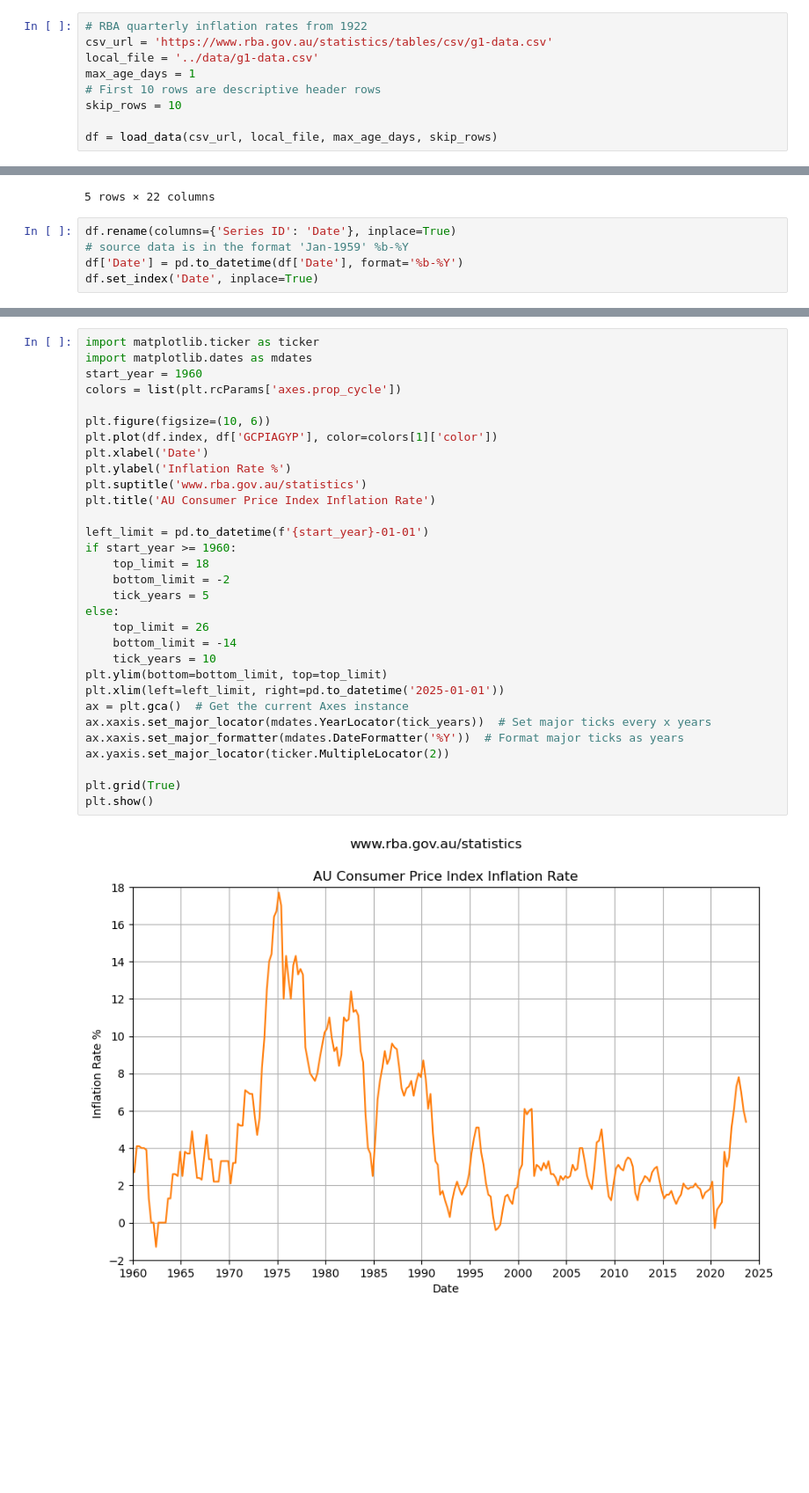
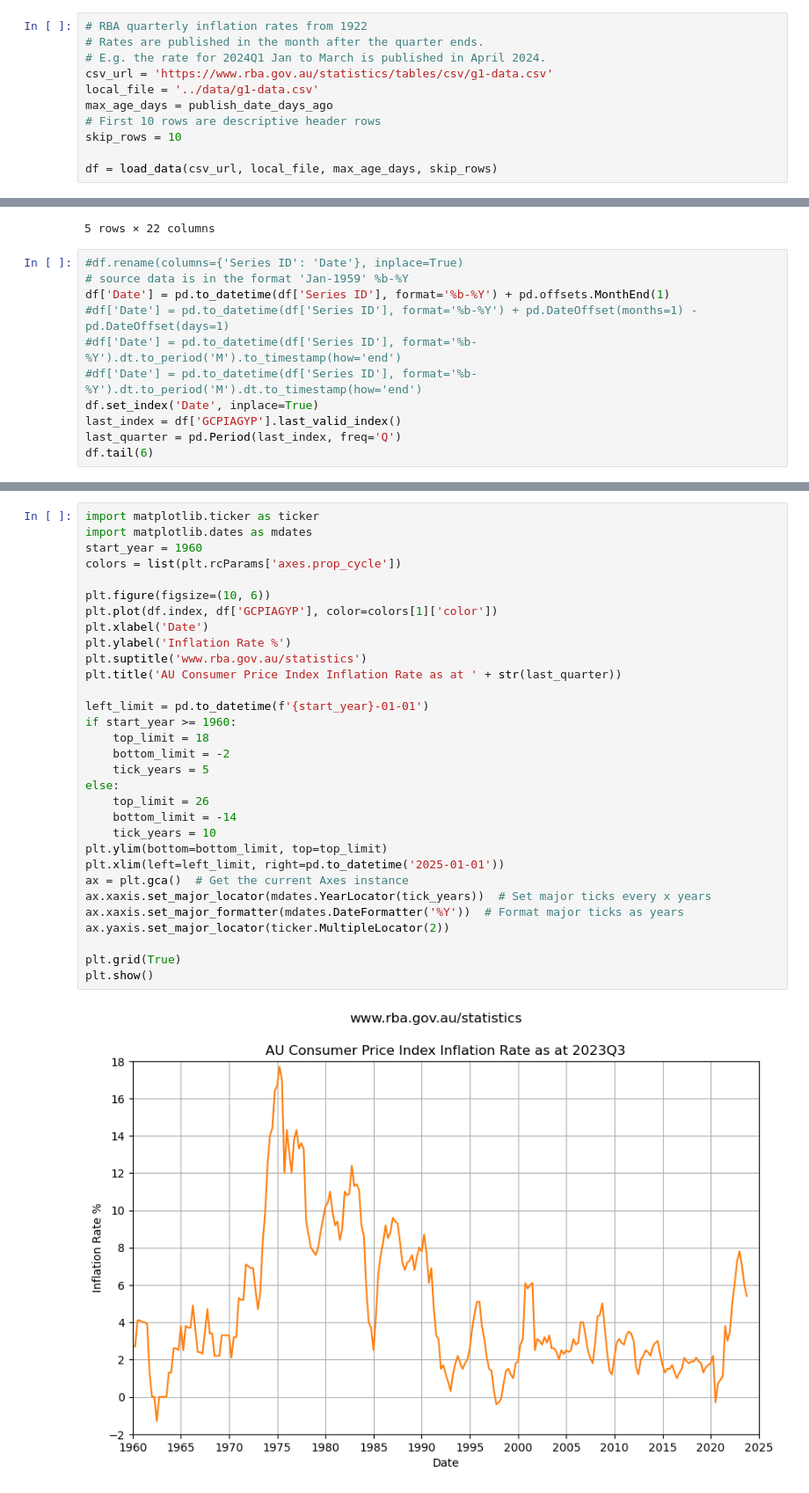
Before and after one commit to mikejonestechno/investment-analytics, a Jupyter notebook: notebooks/inflation.ipynb, the cells around one changed output, grey strips where cells are left out. Shown at 88% size. Cells and saved outputs as stored; diff of their text form; blank space fills up the shorter version.

Commit message:
Calculate publish date for quarterly data (#58)

```diff
--- a/notebooks/inflation.ipynb
+++ b/notebooks/inflation.ipynb
@@ -7,8 +39,10 @@ from data_loader import load_data
 # %%
 # RBA quarterly inflation rates from 1922
+# Rates are published in the month after the quarter ends.
+# E.g. the rate for 2024Q1 Jan to March is published in April 2024.
 csv_url = 'https://www.rba.gov.au/statistics/tables/csv/g1-data.csv'
 local_file = '../data/g1-data.csv'
-max_age_days = 1
+max_age_days = publish_date_days_ago
 # First 10 rows are descriptive header rows
 skip_rows = 10
 
@@ -30,8 +64,14 @@ df.tail()
 | 407 | Mar-2024 | NaN | NaN | NaN | NaN | NaN | NaN | NaN | NaN | ... |
 | 408 | Jun-2024 | NaN | NaN | NaN | NaN | NaN | NaN | NaN | NaN | ... |
 5 rows × 22 columns
-# %%
-df.rename(columns={'Series ID': 'Date'}, inplace=True)
-# source data is in the format 'Jan-1959' %b-%Y
-df['Date'] = pd.to_datetime(df['Date'], format='%b-%Y')
-df.set_index('Date', inplace=True)
+# %%
+#df.rename(columns={'Series ID': 'Date'}, inplace=True)
+# source data is in the format 'Jan-1959' %b-%Y
+df['Date'] = pd.to_datetime(df['Series ID'], format='%b-%Y') + pd.offsets.MonthEnd(1)
+#df['Date'] = pd.to_datetime(df['Series ID'], format='%b-%Y') + pd.DateOffset(months=1) - pd.DateOffset(days=1)
+#df['Date'] = pd.to_datetime(df['Series ID'], format='%b-%Y').dt.to_period('M').to_timestamp(how='end')
+#df['Date'] = pd.to_datetime(df['Series ID'], format='%b-%Y').dt.to_period('M').dt.to_timestamp(how='end')
+df.set_index('Date', inplace=True)
+last_index = df['GCPIAGYP'].last_valid_index()
+last_quarter = pd.Period(last_index, freq='Q')
+df.tail(6)
@@ -39,35 +89,35 @@ df.set_index('Date', inplace=True)
 import matplotlib.ticker as ticker
 import matplotlib.dates as mdates
 start_year = 1960
 colors = list(plt.rcParams['axes.prop_cycle'])
 
 plt.figure(figsize=(10, 6))
 plt.plot(df.index, df['GCPIAGYP'], color=colors[1]['color'])
 plt.xlabel('Date')
 plt.ylabel('Inflation Rate %')
 plt.suptitle('www.rba.gov.au/statistics')
-plt.title('AU Consumer Price Index Inflation Rate')
+plt.title('AU Consumer Price Index Inflation Rate as at ' + str(last_quarter))
 
 left_limit = pd.to_datetime(f'{start_year}-01-01')
 if start_year >= 1960:
     top_limit = 18
     bottom_limit = -2
     tick_years = 5
 else:
     top_limit = 26
     bottom_limit = -14
     tick_years = 10
 plt.ylim(bottom=bottom_limit, top=top_limit)
 plt.xlim(left=left_limit, right=pd.to_datetime('2025-01-01'))
 ax = plt.gca()  # Get the current Axes instance
 ax.xaxis.set_major_locator(mdates.YearLocator(tick_years))  # Set major ticks every x years
 ax.xaxis.set_major_formatter(mdates.DateFormatter('%Y'))  # Format major ticks as years
 ax.yaxis.set_major_locator(ticker.MultipleLocator(2))
 
 plt.grid(True)
 plt.show()
 # %% [output]
-[figure, old version]
+[figure, new version]
 # %%
 # 4 quarters per year * 3 years = 12 quarters
 df['3_yr_rolling'] = df['GCPIAGYP'].rolling(window=12, min_periods=12).mean()
```
Also changed, not shown: parts of 4 cells of this notebook.
